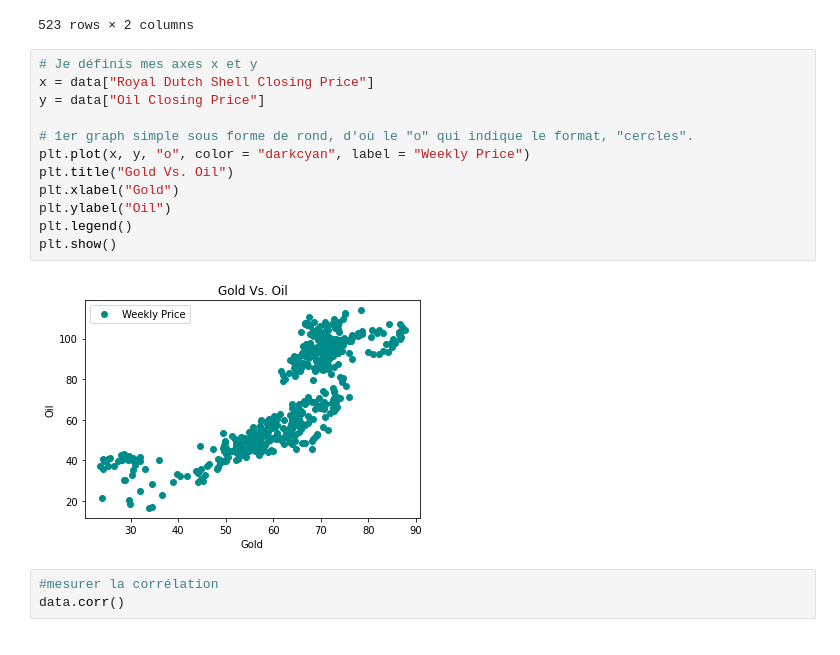
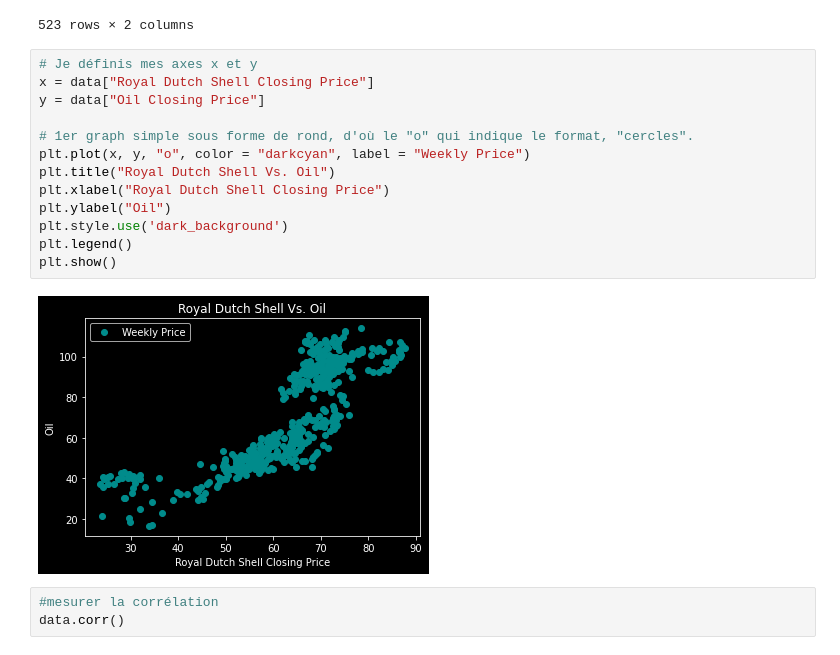
Before and after one commit to VictorMercier/Track-Data-Science, a Jupyter notebook: LinearRegression.ipynb, the cells around one changed output. Saved outputs shown, nothing was run; the diff lists cells and outputs as text.

```diff
--- a/LinearRegression.ipynb
+++ b/LinearRegression.ipynb
@@ -100,17 +100,18 @@ dtype: bool
 # %%
 # Je définis mes axes x et y
 x = data["Royal Dutch Shell Closing Price"]
 y = data["Oil Closing Price"]
 
 # 1er graph simple sous forme de rond, d'où le "o" qui indique le format, "cercles".
 plt.plot(x, y, "o", color = "darkcyan", label = "Weekly Price")
-plt.title("Gold Vs. Oil")
-plt.xlabel("Gold")
+plt.title("Royal Dutch Shell Vs. Oil")
+plt.xlabel("Royal Dutch Shell Closing Price")
 plt.ylabel("Oil")
+plt.style.use('dark_background')
 plt.legend()
 plt.show()
 # %% [output]
-[figure, old version]
+[figure, new version]
 # %%
 #mesurer la corrélation
 data.corr()
```
Also changed, not shown: parts of 7 cells of this notebook.
